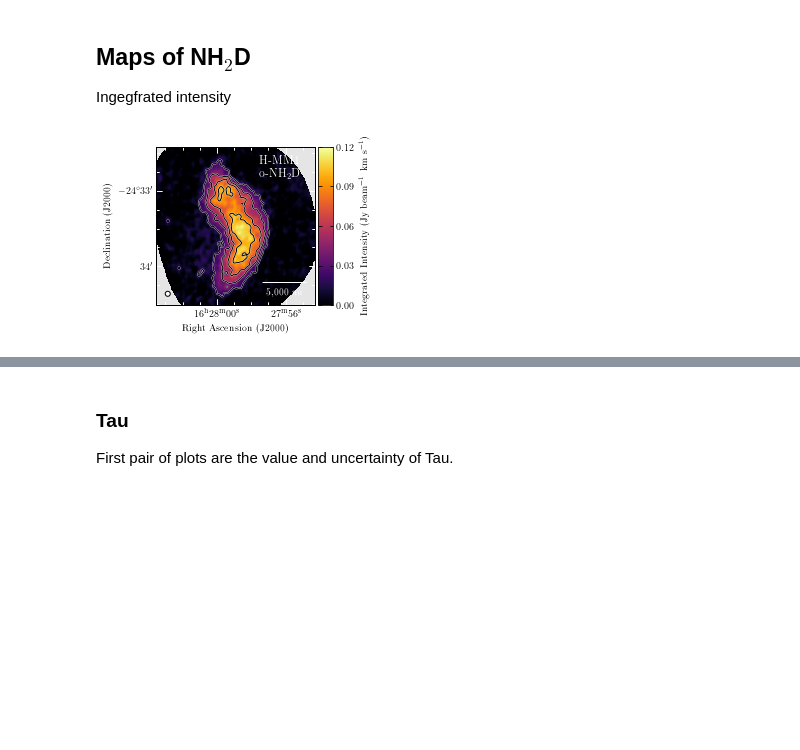
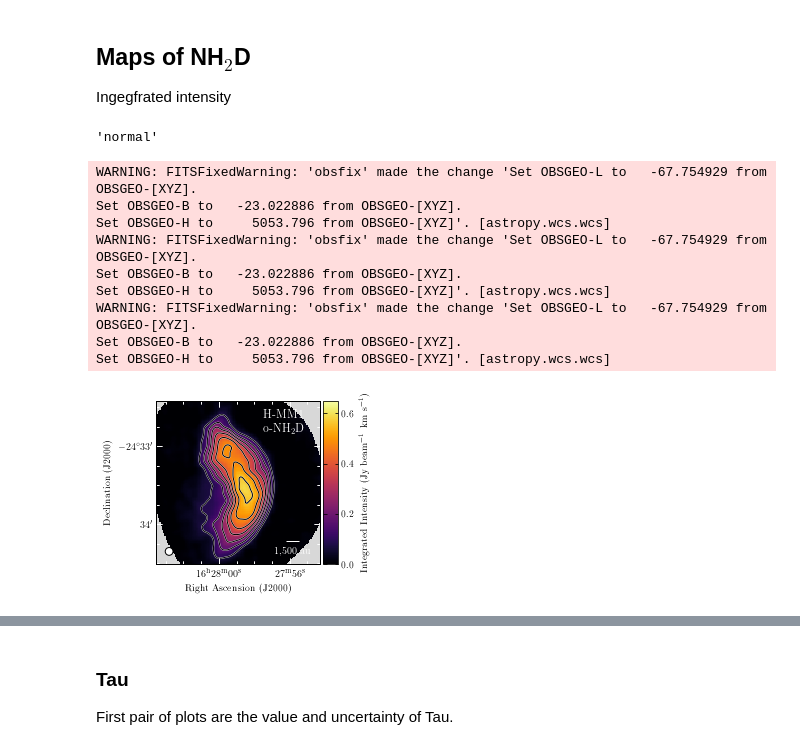
Before and after one commit to jpinedaf/H-MM1_NH3, a Jupyter notebook: H-MM1_compare_NH2D_NH3.ipynb, the cells around one changed output, grey strips where cells are left out. Saved outputs shown, nothing was run; the diff lists cells and outputs as text; code cells hidden in the pictures; blank space fills up the shorter version.

```diff
--- a/H-MM1_compare_NH2D_NH3.ipynb
+++ b/H-MM1_compare_NH2D_NH3.ipynb
@@ -26,8 +28,8 @@ plt.rcParams.update({"text.usetex": True,
 WARNING: AstropyDeprecationWarning: block_reduce was moved to the astropy.nddata.blocks module.  Please update your import statement. [astropy.nddata.utils]
 # %%
 file_NH3_TdV = 'data/H-MM1_NH3_11_TdV.fits'
-file_oNH2D_TdV = 'data/Oph-H-MM1_oNH2D_TdV.fits'
-file_pNH2D_TdV = 'data/Oph-H-MM1_pNH2D_TdV.fits'
+file_oNH2D_TdV = 'data/H-MM1_oNH2D_TdV.fits'
+file_pNH2D_TdV = 'data/H-MM1_pNH2D_TdV.fits'
 
 xpos_lab1, ypos_lab1 = (0.65, 0.915)
 xpos_lab2, ypos_lab2 = (0.65, 0.83)
@@ -36,20 +38,20 @@ xpos_lab3, ypos_lab3 = (0.075, 0.875)
 col_pos = [0.675, 0.7, 0.185, 0.025]
 
 cont_NH3 = np.arange(1.5, 5.1, 0.75)
-cont_oNH2D = np.arange(0.02, 0.12, 0.025)
-cont_pNH2D = np.arange(0.05, 0.18, 0.03)
+cont_oNH2D = np.arange(0.08, 0.9, 0.08)
+cont_pNH2D = np.arange(0.05, 0.6, 0.05)
 # %%
 distance = 145. # pc
 
 def plot_setup_vla(fig_i, label_col='black', do_zoom=True):
     fig_i.set_system_latex(True)
     fig_i.ticks.set_color(label_col)
-    fig_i.set_nan_color('0.9')
+    fig_i.set_nan_color('0.85')
     if do_zoom:
         fig_i.recenter(246.9954991667, -24.5577775, radius=80*(u.arcsec).to(u.deg))
     fig_i.add_beam(color=label_col)
-    ang_size = (5e3 / distance)*u.arcsec
-    fig_i.add_scalebar(ang_size, label='5,000 au', color=label_col)
+    ang_size = (3e3 / distance)*u.arcsec
+    fig_i.add_scalebar(ang_size, label='3,000 au', color=label_col)
     #
     fig_i.tick_labels.set_xformat('hh:mm:ss')
     fig_i.tick_labels.set_yformat('dd:mm')
@@ -68,12 +70,12 @@ def plot_setup_vla(fig_i, label_col='black', do_zoom=True):
 def plot_setup_alma(fig_i, label_col='black', do_zoom=True, do_para=False):
     fig_i.set_system_latex(True)
     fig_i.ticks.set_color(label_col)
-    fig_i.set_nan_color('0.9')
+    fig_i.set_nan_color('0.85')
     if do_zoom:
         fig_i.recenter(246.9954991667, -24.5577775, radius=63*(u.arcsec).to(u.deg))
     fig_i.add_beam(color=label_col)
-    ang_size = (5e3 / distance)*u.arcsec
-    fig_i.add_scalebar(ang_size, label='5,000 au', color=label_col)
+    ang_size = (1.5e3 / distance)*u.arcsec
+    fig_i.add_scalebar(ang_size, label='1,500 au', color=label_col)
     #
     fig_i.tick_labels.set_xformat('hh:mm:ss')
     fig_i.tick_labels.set_yformat('dd:mm')
@@ -338,25 +340,38 @@ fig.savefig('figs/H-MM1_NH3_Tk_Ncol.pdf', dpi=100)
 # %% [markdown]
 ## Maps of NH$_2$D
 Ingegfrated intensity
+# %%
+plt.rcParams['font.weight']
+# %% [output]
+'normal'
 # %%
 text_color = 'white'
 fig = aplpy.FITSFigure(file_oNH2D_TdV, figsize=(4, 4))
-fig.show_colorscale(vmin=0, vmax=0.12, cmap='inferno', interpolation='None')
+fig.show_colorscale(vmin=0, vmax=0.65, cmap='inferno', interpolation='None')
 plot_setup_alma(fig, label_col=text_color)
 fig.beam.set_edgecolor('black')
 #
 fig.add_label(xpos_lab1, ypos_lab1, 'H-MM1', relative=True,
                 horizontalalignment='left', color=text_color, size=12)
 fig.add_label(xpos_lab2, ypos_lab2, r'o-NH$_2$D', relative=True,
                 horizontalalignment='left', color=text_color, size=12)
 fig.add_colorbar()
-fig.colorbar.set_ticks([0, 0.03, 0.06, 0.09, 0.12])
+fig.colorbar.set_ticks([0, 0.2, 0.4, 0.6])
 fig.colorbar.set_axis_label_text('Integrated Intensity (Jy beam$^{-1}$ km s$^{-1}$)')
 plt.tight_layout()
 #
-fig.savefig('figs/H-MM1_oNH2D_TdV.pdf', dpi=100)
+fig.savefig('figs/H-MM1_oNH2D_TdV.pdf', dpi=150)
 # %% [output]
+WARNING: FITSFixedWarning: 'obsfix' made the change 'Set OBSGEO-L to   -67.754929 from OBSGEO-[XYZ].
+Set OBSGEO-B to   -23.022886 from OBSGEO-[XYZ].
+Set OBSGEO-H to     5053.796 from OBSGEO-[XYZ]'. [astropy.wcs.wcs]
+WARNING: FITSFixedWarning: 'obsfix' made the change 'Set OBSGEO-L to   -67.754929 from OBSGEO-[XYZ].
+Set OBSGEO-B to   -23.022886 from OBSGEO-[XYZ].
+Set OBSGEO-H to     5053.796 from OBSGEO-[XYZ]'. [astropy.wcs.wcs]
+WARNING: FITSFixedWarning: 'obsfix' made the change 'Set OBSGEO-L to   -67.754929 from OBSGEO-[XYZ].
+Set OBSGEO-B to   -23.022886 from OBSGEO-[XYZ].
+Set OBSGEO-H to     5053.796 from OBSGEO-[XYZ]'. [astropy.wcs.wcs]
-[figure, old version]
+[figure, new version]
 # %%
 text_color = 'white'
 fig = aplpy.FITSFigure(file_pNH2D_TdV, figsize=(4, 4))
```
Also changed, not shown: parts of 61 cells of this notebook, 38 other files.
